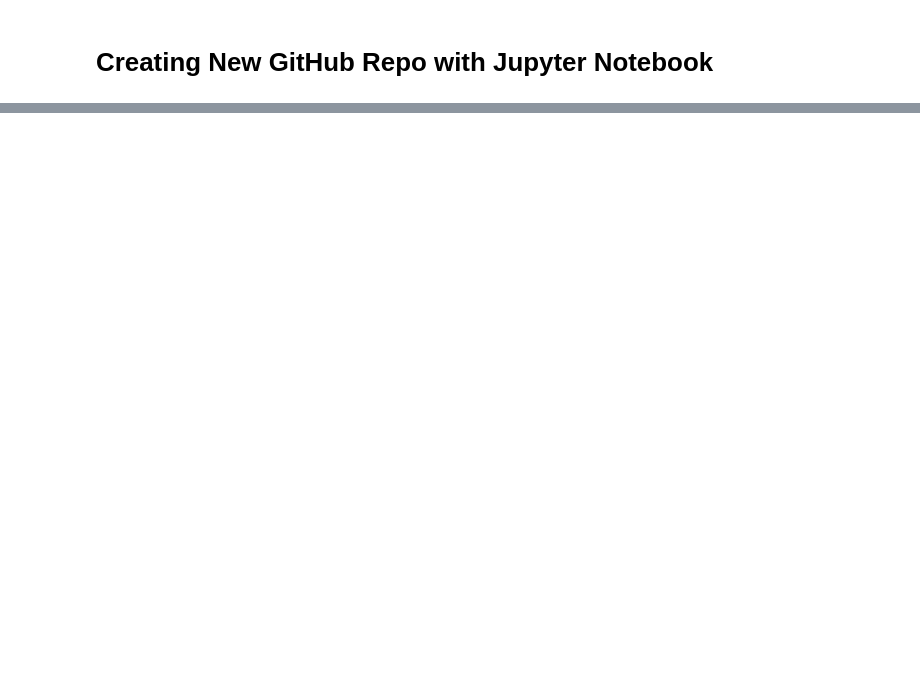
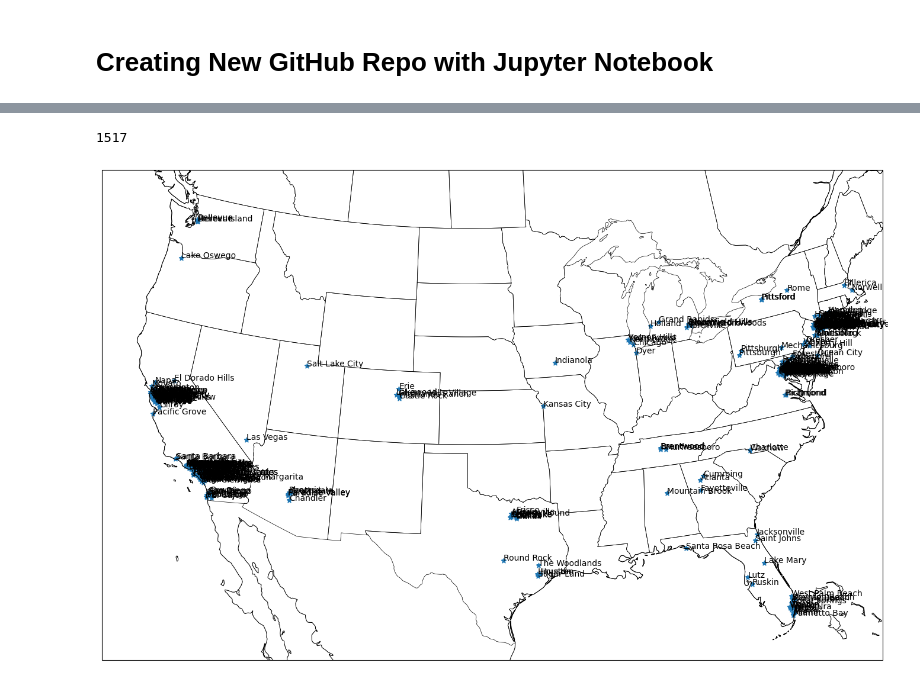
Before and after one commit to suspendedbelief1iii/datasciencecsuf, a Jupyter notebook: datascience0.ipynb, the cells around one changed output, grey strips where cells are left out. Drawn from its saved outputs; the diff is of its cells as text; code cells hidden in the pictures; blank space fills up the shorter version.

```diff
--- a/datascience0.ipynb
+++ b/datascience0.ipynb
@@ -27,0 +83,20 @@ df.head()
+# %%
+df_large = df[df['rent_mean'] >= 2500]
+# %%
+len(df_large)
+# %% [output]
+1517
+# %%
+crs = ccrs.LambertConformal(central_longitude=-100, central_latitude=45)
+# %%
+fig = mp.figure(figsize=(17, 12))
+ax = fig.add_subplot(1, 1, 1, projection=crs)
+ax.set_extent((-122, -75, 25, 50), crs=ccrs.PlateCarree())
+ax.add_feature(cfeature.COASTLINE.with_scale('50m'), linewidth=0.75)
+ax.add_feature(cfeature.STATES, linewidth=0.5)
+
+for _, city in df_large.iterrows():
+    ax.scatter(city['lng'], city['lat'], transform=ccrs.PlateCarree(), color='tab:blue', marker='*')
+    ax.text(city['lng'], city['lat'], city['city'], transform=ccrs.PlateCarree(), clip_on=True)
+# %% [output]
+[figure, added]
```
Also changed, not shown: parts of 5 cells of this notebook.
